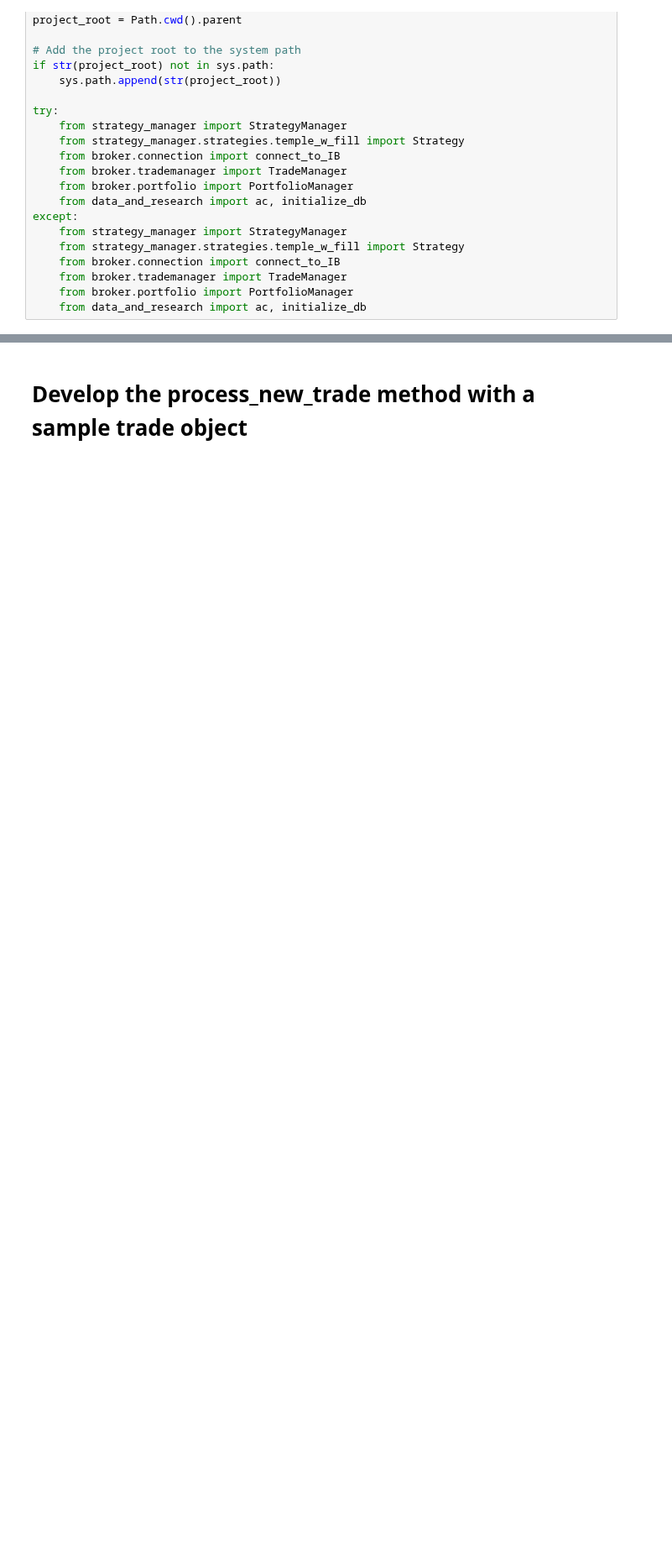
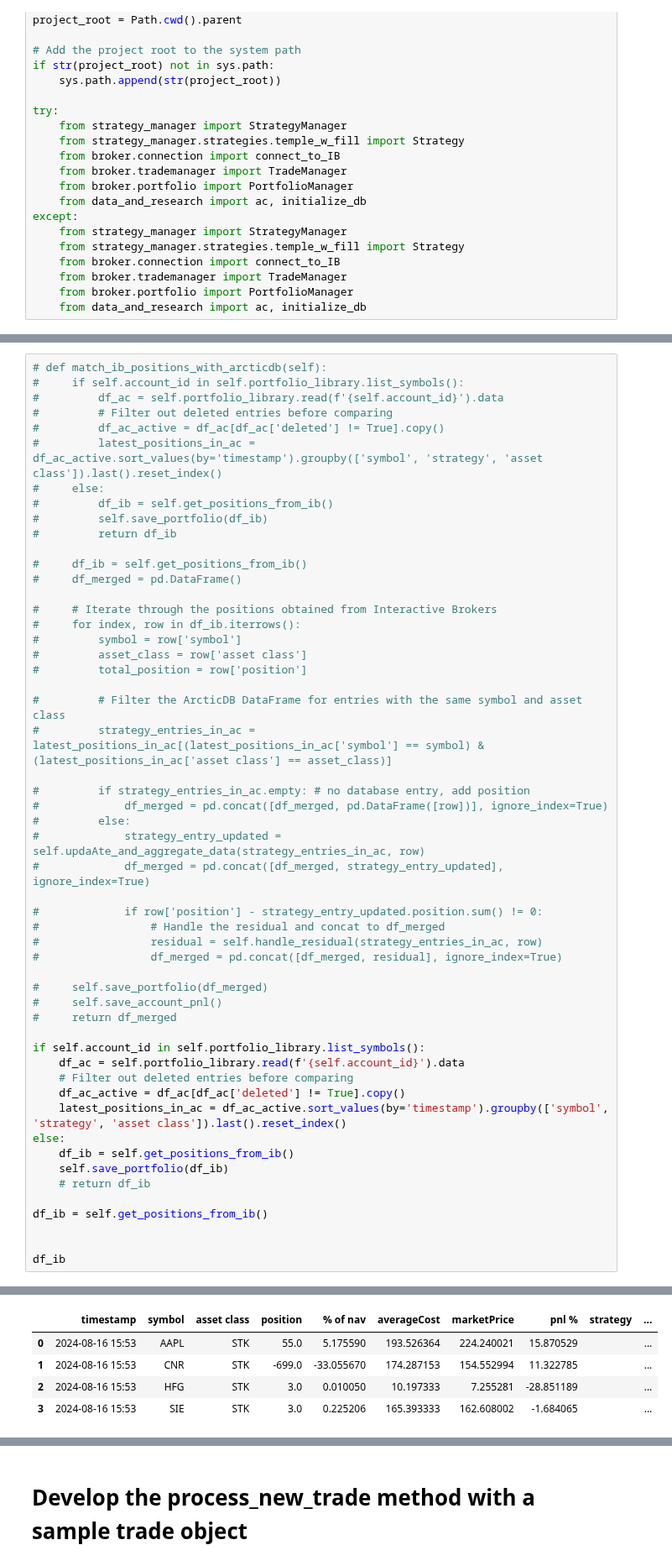
Before and after one commit to lowQuant/IB-Multi-Strategy-ATS, a Jupyter notebook: data_and_research/record_trade.ipynb, the cells around one changed output, grey strips where cells are left out. Shown at 84% size. Drawn from its saved outputs; the diff is of its cells as text; blank space fills up the shorter version.

Commit message:
small changes...still working on process_new_trade and arcticdb matching

```diff
--- a/data_and_research/record_trade.ipynb
+++ b/data_and_research/record_trade.ipynb
@@ -603,0 +621,54 @@ Creating an arcticdb entry DU3180649 in library 'portfolio'
+# %%
+# def match_ib_positions_with_arcticdb(self):
+#     if self.account_id in self.portfolio_library.list_symbols():
+#         df_ac = self.portfolio_library.read(f'{self.account_id}').data
+#         # Filter out deleted entries before comparing
+#         df_ac_active = df_ac[df_ac['deleted'] != True].copy()
+#         latest_positions_in_ac = df_ac_active.sort_values(by='timestamp').groupby(['symbol', 'strategy', 'asset class']).last().reset_index()
+#     else:
+#         df_ib = self.get_positions_from_ib()
+#         self.save_portfolio(df_ib)
+#         return df_ib
+
+#     df_ib = self.get_positions_from_ib()
+#     df_merged = pd.DataFrame()
+
+#     # Iterate through the positions obtained from Interactive Brokers
+#     for index, row in df_ib.iterrows():
+#         symbol = row['symbol']
+#         asset_class = row['asset class']
+#         total_position = row['position']
+
+#         # Filter the ArcticDB DataFrame for entries with the same symbol and asset class
+#         strategy_entries_in_ac = latest_positions_in_ac[(latest_positions_in_ac['symbol'] == symbol) & (latest_positions_in_ac['asset class'] == asset_class)]
+
+#         if strategy_entries_in_ac.empty: # no database entry, add position
+#             df_merged = pd.concat([df_merged, pd.DataFrame([row])], ignore_index=True)
+#         else:
+#             strategy_entry_updated = self.updaAte_and_aggregate_data(strategy_entries_in_ac, row)
+#             df_merged = pd.concat([df_merged, strategy_entry_updated], ignore_index=True)
+
+#             if row['position'] - strategy_entry_updated.position.sum() != 0:
+#                 # Handle the residual and concat to df_merged
+#                 residual = self.handle_residual(strategy_entries_in_ac, row)
+#                 df_merged = pd.concat([df_merged, residual], ignore_index=True)
+
+#     self.save_portfolio(df_merged)
+#     self.save_account_pnl()
+#     return df_merged
+
+if self.account_id in self.portfolio_library.list_symbols():
+    df_ac = self.portfolio_library.read(f'{self.account_id}').data
+    # Filter out deleted entries before comparing
+    df_ac_active = df_ac[df_ac['deleted'] != True].copy()
+    latest_positions_in_ac = df_ac_active.sort_values(by='timestamp').groupby(['symbol', 'strategy', 'asset class']).last().reset_index()
+else:
+    df_ib = self.get_positions_from_ib()
+    self.save_portfolio(df_ib)
+    # return df_ib
+
+df_ib = self.get_positions_from_ib()
+
+
+df_ib
+# %% [output]
@@ -603,0 +677,5 @@ Creating an arcticdb entry DU3180649 in library 'portfolio'
+|  | timestamp | symbol | asset class | position | % of nav | averageCost | marketPrice | pnl % | strategy | ... |
+| 0 | 2024-08-16 15:53 | AAPL | STK | 55.0 | 5.175590 | 193.526364 | 224.240021 | 15.870529 |  | ... |
+| 1 | 2024-08-16 15:53 | CNR | STK | -699.0 | -33.055670 | 174.287153 | 154.552994 | 11.322785 |  | ... |
+| 2 | 2024-08-16 15:53 | HFG | STK | 3.0 | 0.010050 | 10.197333 | 7.255281 | -28.851189 |  | ... |
+| 3 | 2024-08-16 15:53 | SIE | STK | 3.0 | 0.225206 | 165.393333 | 162.608002 | -1.684065 |  | ... |
```
Also changed, not shown: parts of 34 cells of this notebook, 3 other files.
